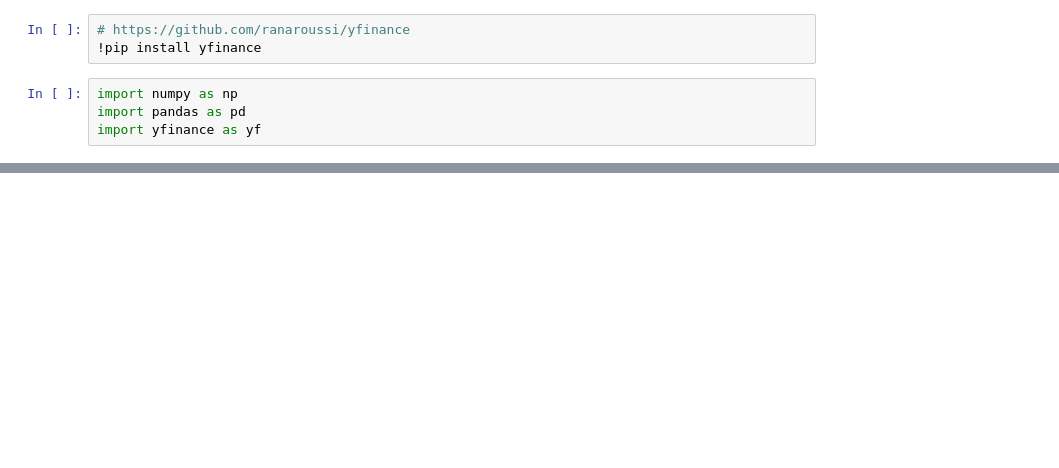
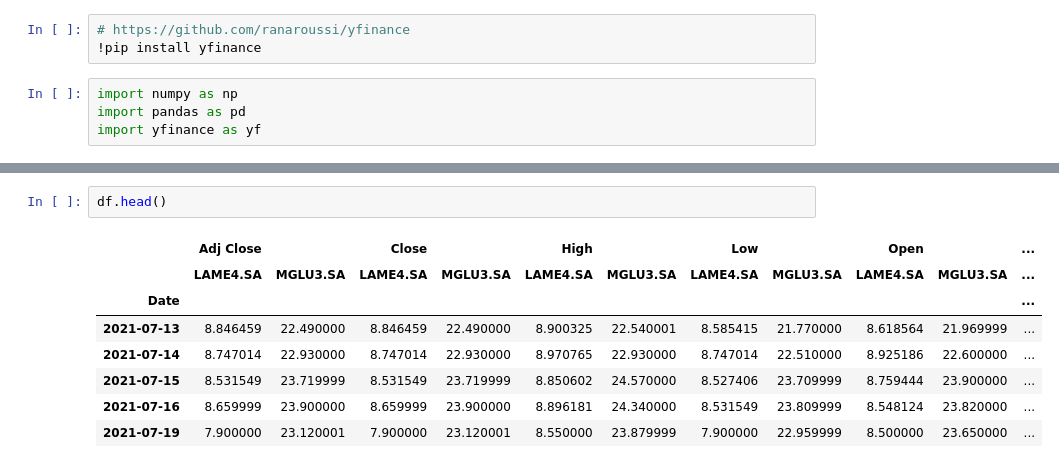
Before and after one commit to joaopcnogueira/colab-notebooks, a Jupyter notebook: Time_Series_Intraday_Stock_Data.ipynb, the cells around one changed output, grey strips where cells are left out. Cells and saved outputs as stored; diff of their text form; blank space fills up the shorter version.

```diff
--- a/Time_Series_Intraday_Stock_Data.ipynb
+++ b/Time_Series_Intraday_Stock_Data.ipynb
@@ -57,0 +73,11 @@ data.to_excel('mglu-stock-intraday-last-60d.xlsx', index=False)
+# %%
+df.head()
+# %% [output]
+|  | Adj Close |  | Close |  | High |  | Low |  | Open |  | ... |
+|  | LAME4.SA | MGLU3.SA | LAME4.SA | MGLU3.SA | LAME4.SA | MGLU3.SA | LAME4.SA | MGLU3.SA | LAME4.SA | MGLU3.SA | ... |
+| Date |  |  |  |  |  |  |  |  |  |  | ... |
+| 2021-07-13 | 8.846459 | 22.490000 | 8.846459 | 22.490000 | 8.900325 | 22.540001 | 8.585415 | 21.770000 | 8.618564 | 21.969999 | ... |
+| 2021-07-14 | 8.747014 | 22.930000 | 8.747014 | 22.930000 | 8.970765 | 22.930000 | 8.747014 | 22.510000 | 8.925186 | 22.600000 | ... |
+| 2021-07-15 | 8.531549 | 23.719999 | 8.531549 | 23.719999 | 8.850602 | 24.570000 | 8.527406 | 23.709999 | 8.759444 | 23.900000 | ... |
+| 2021-07-16 | 8.659999 | 23.900000 | 8.659999 | 23.900000 | 8.896181 | 24.340000 | 8.531549 | 23.809999 | 8.548124 | 23.820000 | ... |
+| 2021-07-19 | 7.900000 | 23.120001 | 7.900000 | 23.120001 | 8.550000 | 23.879999 | 7.900000 | 22.959999 | 8.500000 | 23.650000 | ... |
```
Also changed, not shown: parts of 10 cells of this notebook.
